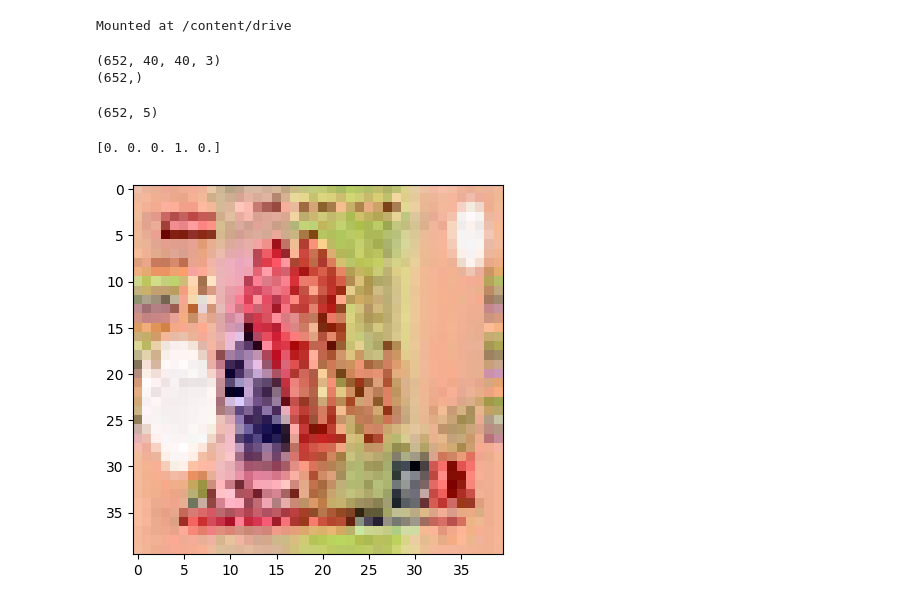
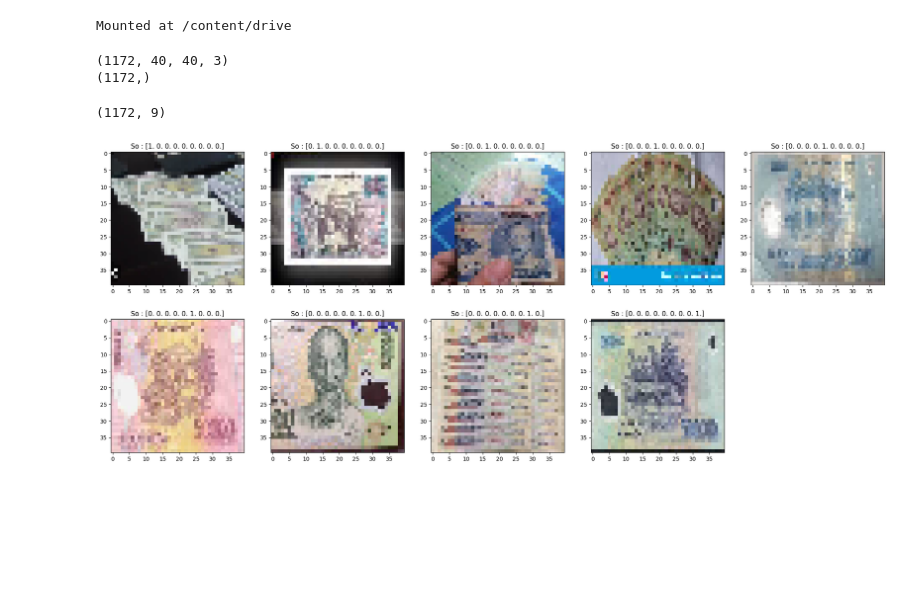
Before and after one commit to Quang-Trong-Tan-Loc/AI, a Jupyter notebook: BT11_classify_tien_with_CNN.ipynb, the cells around one changed output. Saved outputs shown, nothing was run; the diff lists cells and outputs as text; code cells hidden in the pictures; blank space fills up the shorter version.

```diff
--- a/BT11_classify_tien_with_CNN.ipynb
+++ b/BT11_classify_tien_with_CNN.ipynb
@@ -16,37 +16,73 @@ from keras.utils import to_categorical
 # %%
 
 folder = '/content/drive/MyDrive/Data_CNN/Train/tien'
-tien = ['20nghin', '50nghin', '100nghin', '200nghin','500nghin']
+tien = ['1nghin', '2nghin', '5nghin', '10nghin','20nghin', '50nghin', '100nghin', '200nghin','500nghin']
 photos, lables = list(), list()
-for i in range (5):
+for i in range (9):
   filename = folder +'/'+ tien[i] + '/'
   for file in listdir (filename):
     photo = load_img (filename + file, target_size=(40,40))
     photo = img_to_array(photo)
     photos.append(photo)
     lables.append(i)
-photos = asarray(photos)
-lables = asarray(lables)
+photos_train = asarray(photos)
+lables_train = asarray(lables)
 # %%
-print(photos.shape)
-print(lables.shape)
+print(photos_train.shape)
+print(lables_train.shape)
 # %% [output]
-(652, 40, 40, 3)
-(652,)
+(1172, 40, 40, 3)
+(1172,)
 # %%
 from keras.utils import to_categorical
-y = to_categorical(lables)
-print(y.shape)
+y_train = to_categorical(lables_train)
+print(y_train.shape)
 # %% [output]
-(652, 5)
+(1172, 9)
 # %%
-X = photos.astype('float32')/255
+X_train = photos_train.astype('float32')/255
-# %%
-plt.imshow(X[501])
-print(y[501])
-# %% [output]
-[0. 0. 0. 1. 0.]
-[figure, removed]
+# %%
+plt.figure(figsize = [25,10])
+
+plt.subplot(251)
+plt.imshow(X_train[100])
+plt.title('So : {}'.format(y_train[100]))
+
+plt.subplot(252)
+plt.imshow(X_train[190])
+plt.title('So : {}'.format(y_train[190]))
+
+plt.subplot(253)
+plt.imshow(X_train[300])
+plt.title('So : {}'.format(y_train[300]))
+
+plt.subplot(254)
+plt.imshow(X_train[500])
+plt.title('So : {}'.format(y_train[500]))
+
+plt.subplot(255)
+plt.imshow(X_train[600])
+plt.title('So : {}'.format(y_train[600]))
+
+plt.subplot(256)
+plt.imshow(X_train[701])
+plt.title('So : {}'.format(y_train[701]))
+
+plt.subplot(257)
+plt.imshow(X_train[801])
+plt.title('So : {}'.format(y_train[801]))
+
+plt.subplot(258)
+plt.imshow(X_train[951])
+plt.title('So : {}'.format(y_train[951]))
+
+plt.subplot(259)
+plt.imshow(X_train[1110])
+plt.title('So : {}'.format(y_train[1110]))
+
+plt.show()
+# %% [output]
+[figure, added]
 # %%
 from keras.models import Sequential, Model
 from keras.layers import Dense, Flatten, Dropout, Conv2D, MaxPooling2D, Normalization, Input
```
Also changed, not shown: parts of 9 cells of this notebook.
